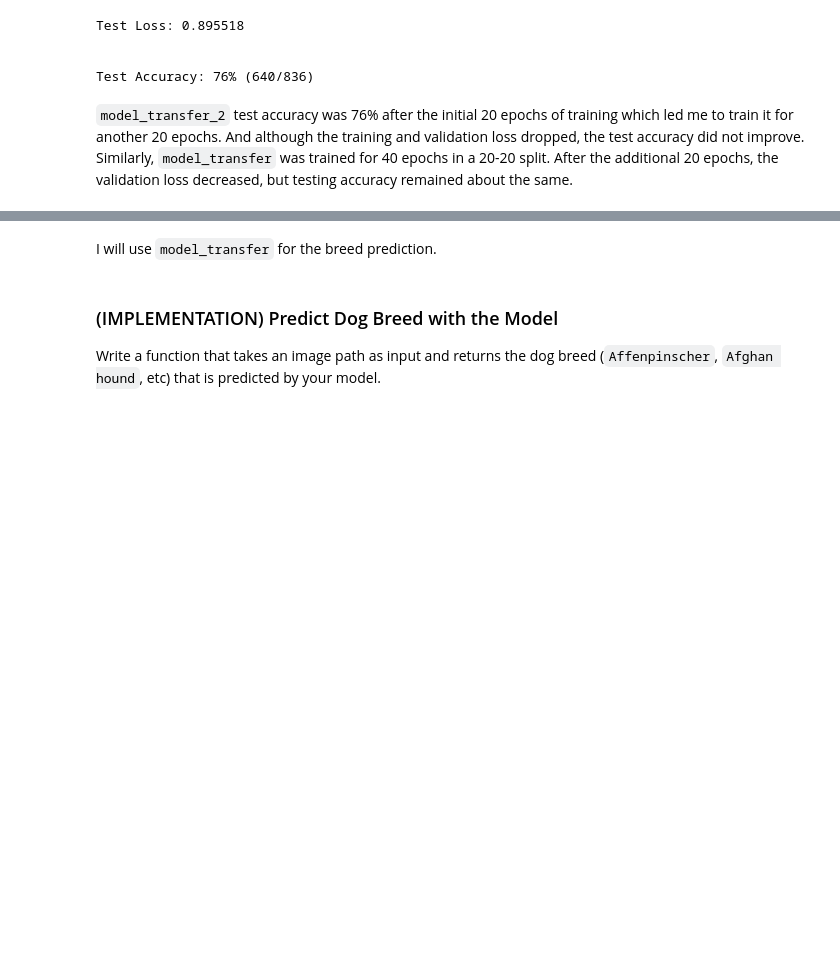
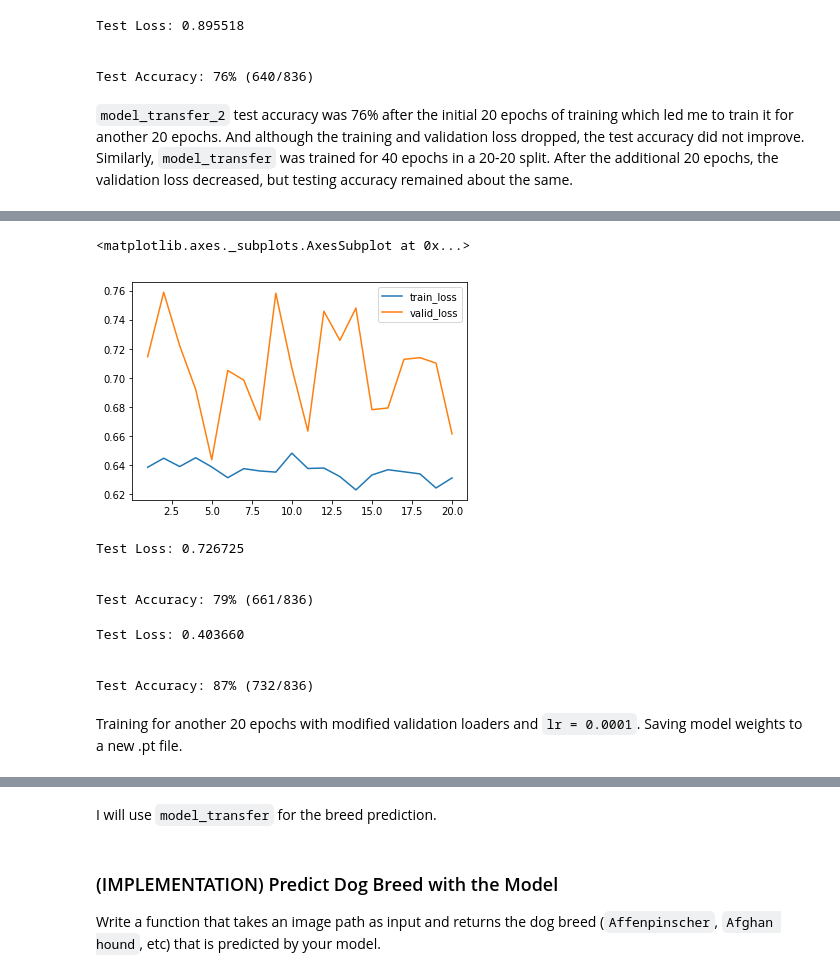
Before and after one commit to Stas-Medvedev/Dog-breed-classifier, a Jupyter notebook: dog_app.ipynb, the cells around one changed output, grey strips where cells are left out. Drawn from its saved outputs; the diff is of its cells as text; code cells hidden in the pictures; blank space fills up the shorter version.

````diff
--- a/dog_app.ipynb
+++ b/dog_app.ipynb
@@ -1018,0 +1165,5 @@ Test Accuracy: 76% (640/836)
+# %%
+# train the model
+model_transfer_3, loss_df_transfer_3 = train(20, loaders_model_transfer_3, model_transfer_3,
+                                             optimizer_transfer_3, criterion_transfer_3,
+                                             use_cuda, 'model_transfer_3.pt')
@@ -1018,0 +1190,5 @@ Test Accuracy: 76% (640/836)
+# %%
+# train the model
+model_transfer_3, loss_df_transfer_3 = train(20, loaders_model_transfer_3, model_transfer_3,
+                                             optimizer_transfer_3, criterion_transfer_3,
+                                             use_cuda, 'model_transfer_3.pt')
@@ -1018,0 +1213,12 @@ Test Accuracy: 76% (640/836)
+# %%
+loss_df_transfer_3.plot()
+# %% [output]
+<matplotlib.axes._subplots.AxesSubplot at 0x...>
+[figure, added]
+# %%
+test(loaders_model_transfer_3, model_transfer_3, criterion_transfer_3, use_cuda)
+# %% [output]
+Test Loss: 0.726725
+
+
+Test Accuracy: 79% (661/836)
@@ -1018,0 +1256,9 @@ Test Accuracy: 76% (640/836)
+# %%
+test(loaders_model_transfer_3_modified, model_transfer_3, criterion_transfer_3, use_cuda)
+# %% [output]
+Test Loss: 0.403660
+
+
+Test Accuracy: 87% (732/836)
+# %% [markdown]
+Training for another 20 epochs with modified validation loaders and ```lr = 0.0001```. Saving model weights to a new .pt file.
````
Also changed, not shown: parts of 25 cells of this notebook.
